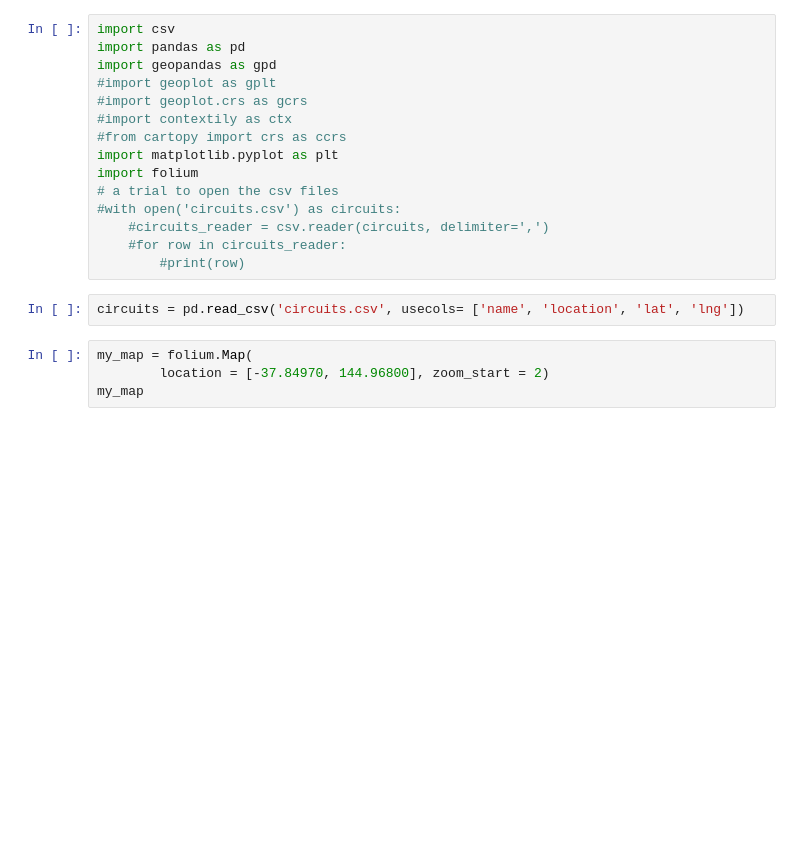
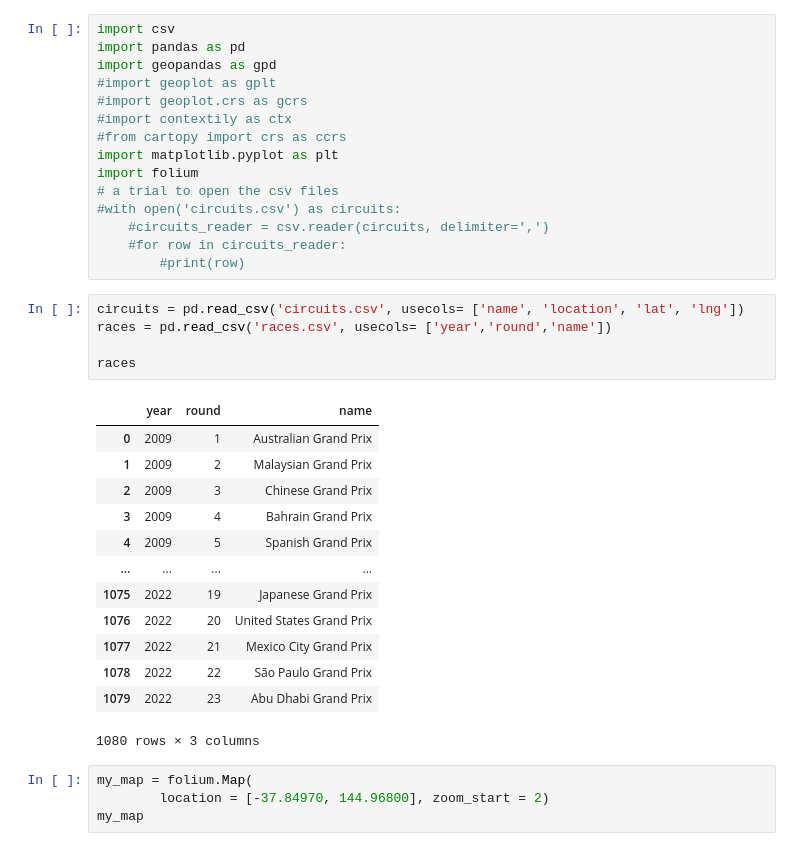
Before and after one commit to charltonoti/F1-Data, a Jupyter notebook: Mappings.ipynb, the cells around one changed output. Drawn from its saved outputs; the diff is of its cells as text; blank space fills up the shorter version.

```diff
--- a/Mappings.ipynb
+++ b/Mappings.ipynb
@@ -15,6 +15,23 @@ import folium
         #print(row)
 # %%
 circuits = pd.read_csv('circuits.csv', usecols= ['name', 'location', 'lat', 'lng'])
+races = pd.read_csv('races.csv', usecols= ['year','round','name'])
+
+races
+# %% [output]
+|  | year | round | name |
+| 0 | 2009 | 1 | Australian Grand Prix |
+| 1 | 2009 | 2 | Malaysian Grand Prix |
+| 2 | 2009 | 3 | Chinese Grand Prix |
+| 3 | 2009 | 4 | Bahrain Grand Prix |
+| 4 | 2009 | 5 | Spanish Grand Prix |
+| ... | ... | ... | ... |
+| 1075 | 2022 | 19 | Japanese Grand Prix |
+| 1076 | 2022 | 20 | United States Grand Prix |
+| 1077 | 2022 | 21 | Mexico City Grand Prix |
+| 1078 | 2022 | 22 | São Paulo Grand Prix |
+| 1079 | 2022 | 23 | Abu Dhabi Grand Prix |
+1080 rows × 3 columns
 # %%
 my_map = folium.Map(
         location = [-37.84970, 144.96800], zoom_start = 2)
```
Also changed, not shown: parts of 1 cell of this notebook, 20 other files.
